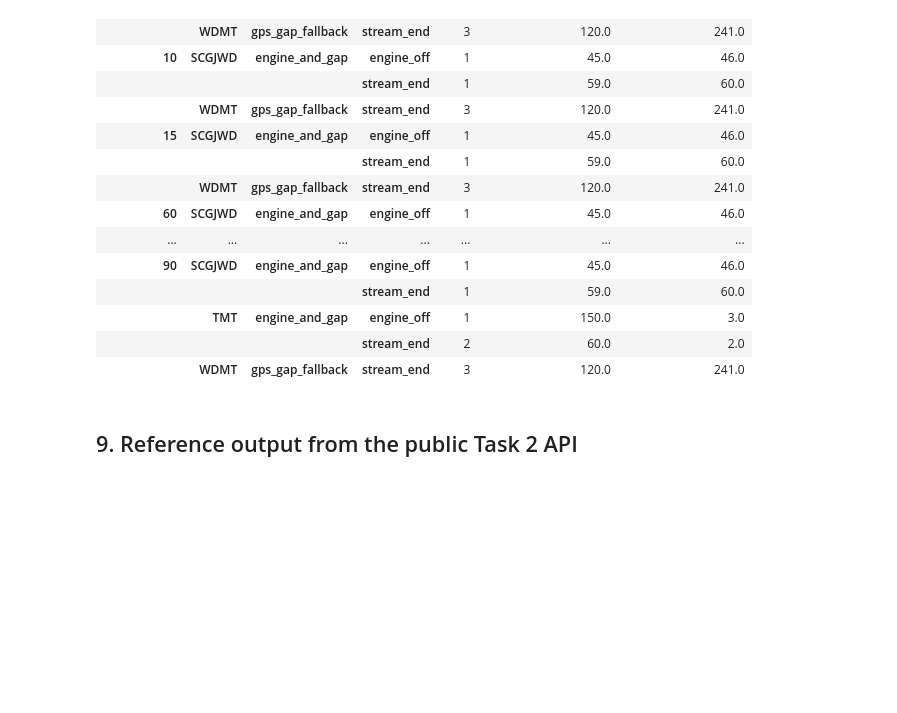
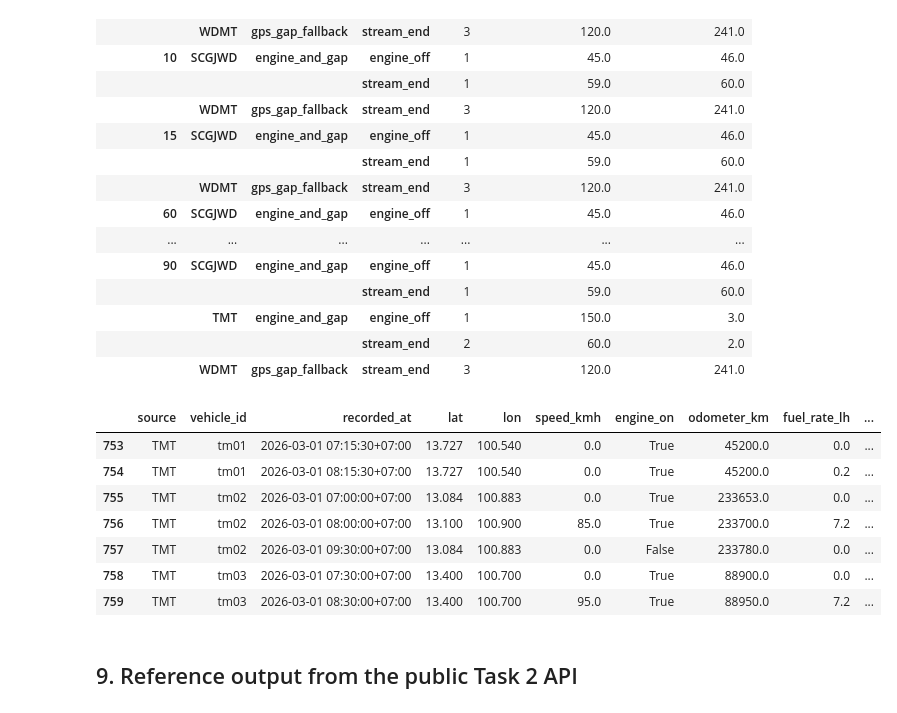
Before and after one commit to PeerasakI/driver-scoring, a Jupyter notebook: notebooks/task2/01_trip_segmentation_experiments.ipynb, the cells around one changed output. Saved outputs shown, nothing was run; the diff lists cells and outputs as text; code cells hidden in the pictures; blank space fills up the shorter version.

```diff
--- a/notebooks/task2/01_trip_segmentation_experiments.ipynb
+++ b/notebooks/task2/01_trip_segmentation_experiments.ipynb
@@ -345,6 +345,18 @@ else:
 |  | TMT | engine_and_gap | engine_off | 1 | 150.0 | 3.0 |
 |  |  |  | stream_end | 2 | 60.0 | 2.0 |
 |  | WDMT | gps_gap_fallback | stream_end | 3 | 120.0 | 241.0 |
+# %%
+##  explore TMT
+raw_events[raw_events['source'] =="TMT"].sort_values(by =['vehicle_id', 'recorded_at'])
+# %% [output]
+|  | source | vehicle_id | recorded_at | lat | lon | speed_kmh | engine_on | odometer_km | fuel_rate_lh | ... |
+| 753 | TMT | tm01 | 2026-03-01 07:15:30+07:00 | 13.727 | 100.540 | 0.0 | True | 45200.0 | 0.0 | ... |
+| 754 | TMT | tm01 | 2026-03-01 08:15:30+07:00 | 13.727 | 100.540 | 0.0 | True | 45200.0 | 0.2 | ... |
+| 755 | TMT | tm02 | 2026-03-01 07:00:00+07:00 | 13.084 | 100.883 | 0.0 | True | 233653.0 | 0.0 | ... |
+| 756 | TMT | tm02 | 2026-03-01 08:00:00+07:00 | 13.100 | 100.900 | 85.0 | True | 233700.0 | 7.2 | ... |
+| 757 | TMT | tm02 | 2026-03-01 09:30:00+07:00 | 13.084 | 100.883 | 0.0 | False | 233780.0 | 0.0 | ... |
+| 758 | TMT | tm03 | 2026-03-01 07:30:00+07:00 | 13.400 | 100.700 | 0.0 | True | 88900.0 | 0.0 | ... |
+| 759 | TMT | tm03 | 2026-03-01 08:30:00+07:00 | 13.400 | 100.700 | 95.0 | True | 88950.0 | 7.2 | ... |
 # %% [markdown]
 ## 9. Reference output from the public Task 2 API
 # %%
```
Also changed, not shown: parts of 7 cells of this notebook, 5 other files.
